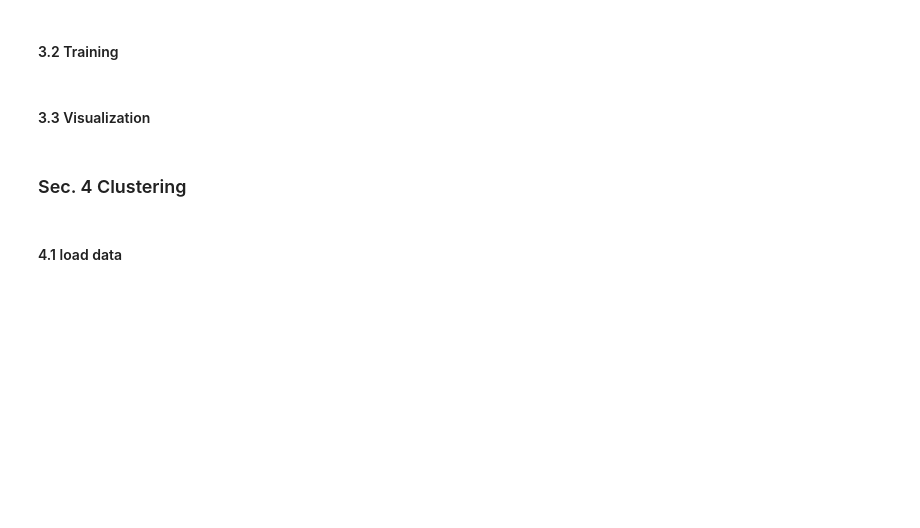
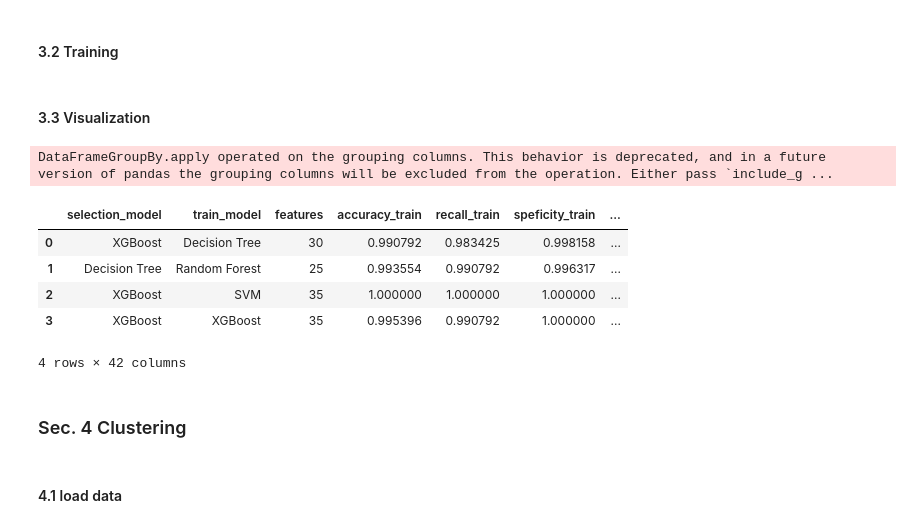
Before and after one commit to BioTechCo/main_project, a Jupyter notebook: notebooks/orange_pipeline_orchestrator.ipynb, the cells around one changed output. Saved outputs shown, nothing was run; the diff lists cells and outputs as text; code cells hidden in the pictures; blank space fills up the shorter version.

```diff
--- a/notebooks/orange_pipeline_orchestrator.ipynb
+++ b/notebooks/orange_pipeline_orchestrator.ipynb
@@ -871,8 +864,17 @@ fig.update_layout(
 fig.show()
 # %%
 J["selection_train_model_features"] = J["selection_model"] + "" + J["train_model"] + "" + J["features"].astype(str)
+# %%
+J['accuracy_diff'] = J['accuracy_train'] - J['accuracy_test']
+J['precision_diff'] = J['precision_train'] - J['precision_test']
+J['recall_diff'] = J['recall_train'] - J['recall_test']
+J['f1_score_diff'] = J['f1_score_train'] - J['f1_score_test']
+J['AUC_diff'] = J['AUC_train'] - J['AUC_test']
+J['MCC_diff'] = J['MCC_train'] - J['MCC_test']
+J['J-index_diff'] = J['J-index_train'] - J['J-index_test']
 # %%
 # plot the accuracy difference using ploty
+import plotly.graph_objects as go
 
 my_custom = dict({
     "accuracy": "blue",
@@ -888,7 +890,7 @@ fig = go.Figure()
 
 for key, value in my_custom.items():
     fig.add_trace(go.Scatter(
-        x=J[f'{key}_train'] - J[f'{key}_test'],
+        x=J[f'{key}_diff'],
         y=J['selection_train_model_features'],
         mode='lines+markers',
         name=f'{key} Difference',
@@ -908,3 +910,31 @@ fig.update_layout(
 )
 
 fig.show()
+# %%
+# for all diffs, set the threshold to 0.025
+for key in my_custom.keys():
+    J[f'{key}_diff_accept'] = J[f'{key}_diff'].apply(lambda x: 0 if x > 0.025 else 1)
+# %%
+# eliminate the models combination that has at least one diff greater than 0.025
+J = J[J['accuracy_diff_accept'] == 1]
+J = J[J['recall_diff_accept'] == 1]
+J = J[J['precision_diff_accept'] == 1]
+J = J[J['f1_score_diff_accept'] == 1]
+J = J[J['J-index_diff_accept'] == 1]
+J = J[J['AUC_diff_accept'] == 1]
+J = J[J['MCC_diff_accept'] == 1]
+# %%
+# group by train_model, for each train_model, find the best one based on the absolute value of the accurary difference
+# other metrics could be applied by tweaking groupby and apply function
+J_grouped = J.groupby('train_model')
+J_grouped = J_grouped.apply(lambda x: x.loc[x['accuracy_diff'].abs().idxmin()])
+J_grouped.reset_index(drop=True, inplace=True)
+J_grouped
+# %% [output]
+DataFrameGroupBy.apply operated on the grouping columns. This behavior is deprecated, and in a future version of pandas the grouping columns will be excluded from the operation. Either pass `include_g ...
+|  | selection_model | train_model | features | accuracy_train | recall_train | speficity_train | ... |
+| 0 | XGBoost | Decision Tree | 30 | 0.990792 | 0.983425 | 0.998158 | ... |
+| 1 | Decision Tree | Random Forest | 25 | 0.993554 | 0.990792 | 0.996317 | ... |
+| 2 | XGBoost | SVM | 35 | 1.000000 | 1.000000 | 1.000000 | ... |
+| 3 | XGBoost | XGBoost | 35 | 0.995396 | 0.990792 | 1.000000 | ... |
+4 rows × 42 columns
```
Also changed, not shown: parts of 13 cells of this notebook, 2 other files.
